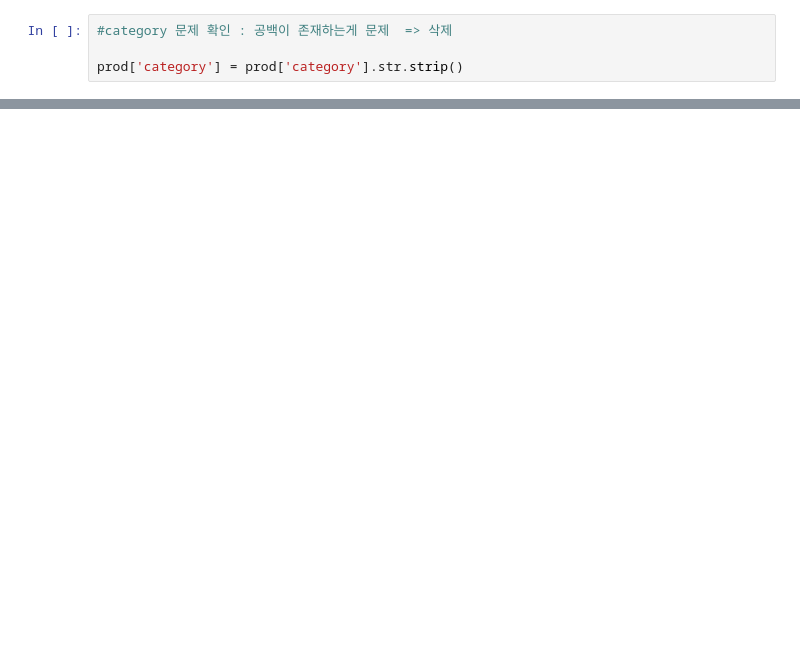
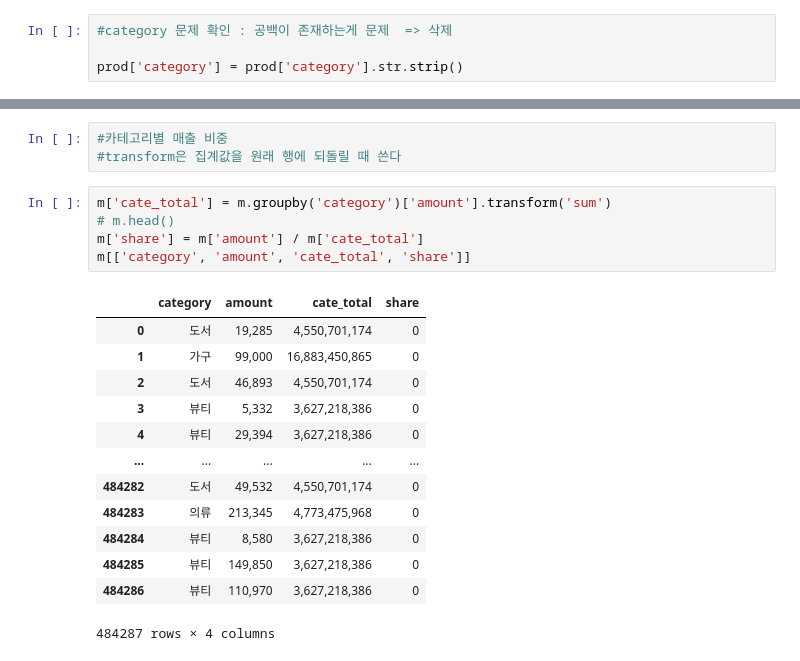
Before and after one commit to dioswifey/pandas_dev, a Jupyter notebook: chap08/we01.ipynb, the cells around one changed output, grey strips where cells are left out. Cells and saved outputs as stored; diff of their text form; blank space fills up the shorter version.

```diff
--- a/chap08/we01.ipynb
+++ b/chap08/we01.ipynb
@@ -33,0 +179,22 @@ prod['category'] = prod['category'].str.strip()
+# %%
+#카테고리별 매출 비중
+#transform은 집계값을 원래 행에 되돌릴 때 쓴다
+# %%
+m['cate_total'] = m.groupby('category')['amount'].transform('sum')
+# m.head()
+m['share'] = m['amount'] / m['cate_total']
+m[['category', 'amount', 'cate_total', 'share']]
+# %% [output]
+|  | category | amount | cate_total | share |
+| 0 | 도서 | 19,285 | 4,550,701,174 | 0 |
+| 1 | 가구 | 99,000 | 16,883,450,865 | 0 |
+| 2 | 도서 | 46,893 | 4,550,701,174 | 0 |
+| 3 | 뷰티 | 5,332 | 3,627,218,386 | 0 |
+| 4 | 뷰티 | 29,394 | 3,627,218,386 | 0 |
+| ... | ... | ... | ... | ... |
+| 484282 | 도서 | 49,532 | 4,550,701,174 | 0 |
+| 484283 | 의류 | 213,345 | 4,773,475,968 | 0 |
+| 484284 | 뷰티 | 8,580 | 3,627,218,386 | 0 |
+| 484285 | 뷰티 | 149,850 | 3,627,218,386 | 0 |
+| 484286 | 뷰티 | 110,970 | 3,627,218,386 | 0 |
+484287 rows × 4 columns
```
Also changed, not shown: parts of 20 cells of this notebook, 3 other files.
